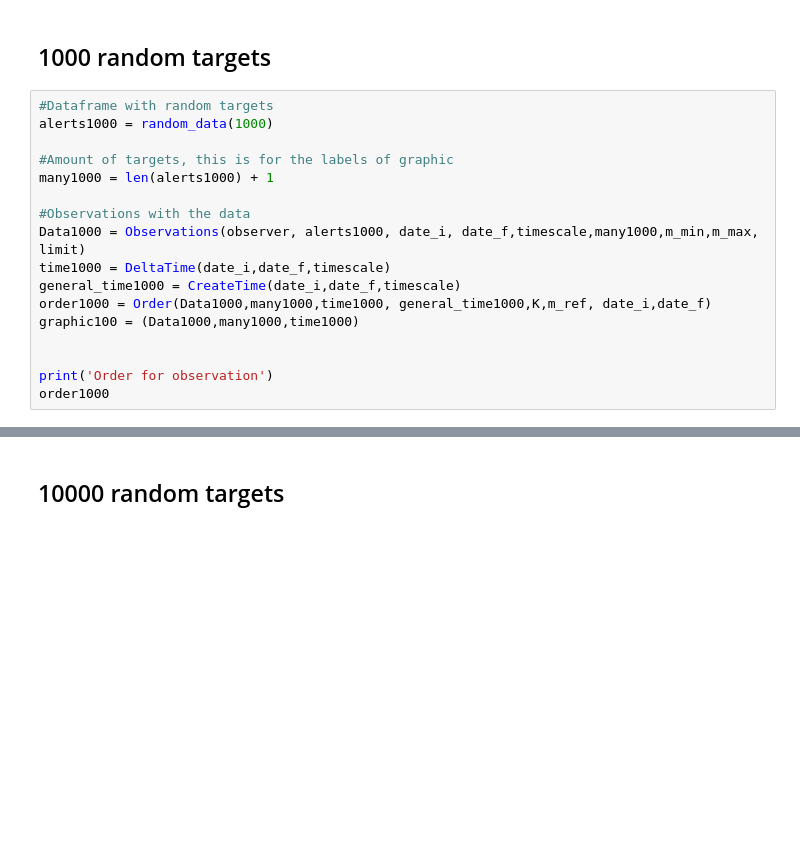
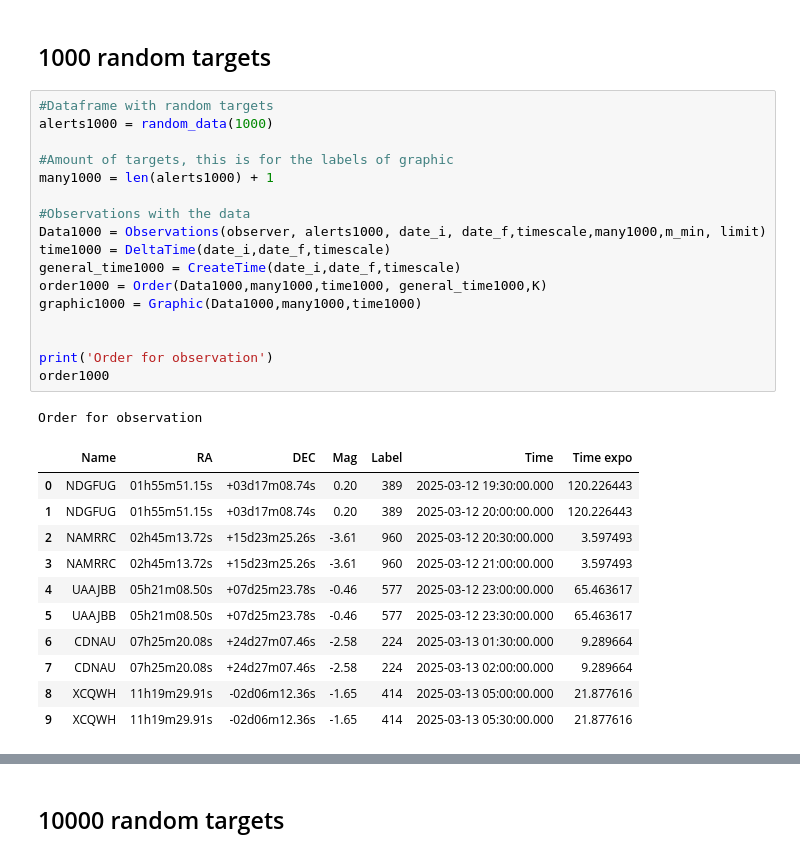
Before and after one commit to ccuellarn/Transient-Operation, a Jupyter notebook: Sketch.ipynb, the cells around one changed output, grey strips where cells are left out. Drawn from its saved outputs; the diff is of its cells as text; blank space fills up the shorter version.

```diff
--- a/Sketch.ipynb
+++ b/Sketch.ipynb
@@ -504,20 +470,33 @@ plt.show()
 # %%
 #Dataframe with random targets
 alerts1000 = random_data(1000)
 
 #Amount of targets, this is for the labels of graphic
 many1000 = len(alerts1000) + 1
 
 #Observations with the data
-Data1000 = Observations(observer, alerts1000, date_i, date_f,timescale,many1000,m_min,m_max, limit)
+Data1000 = Observations(observer, alerts1000, date_i, date_f,timescale,many1000,m_min, limit)
 time1000 = DeltaTime(date_i,date_f,timescale)
 general_time1000 = CreateTime(date_i,date_f,timescale)
-order1000 = Order(Data1000,many1000,time1000, general_time1000,K,m_ref, date_i,date_f)
-graphic100 = (Data1000,many1000,time1000)
+order1000 = Order(Data1000,many1000,time1000, general_time1000,K)
+graphic1000 = Graphic(Data1000,many1000,time1000)
 
 
 print('Order for observation')
 order1000
+# %% [output]
+Order for observation
+|  | Name | RA | DEC | Mag | Label | Time | Time expo |
+| 0 | NDGFUG | 01h55m51.15s | +03d17m08.74s | 0.20 | 389 | 2025-03-12 19:30:00.000 | 120.226443 |
+| 1 | NDGFUG | 01h55m51.15s | +03d17m08.74s | 0.20 | 389 | 2025-03-12 20:00:00.000 | 120.226443 |
+| 2 | NAMRRC | 02h45m13.72s | +15d23m25.26s | -3.61 | 960 | 2025-03-12 20:30:00.000 | 3.597493 |
+| 3 | NAMRRC | 02h45m13.72s | +15d23m25.26s | -3.61 | 960 | 2025-03-12 21:00:00.000 | 3.597493 |
+| 4 | UAAJBB | 05h21m08.50s | +07d25m23.78s | -0.46 | 577 | 2025-03-12 23:00:00.000 | 65.463617 |
+| 5 | UAAJBB | 05h21m08.50s | +07d25m23.78s | -0.46 | 577 | 2025-03-12 23:30:00.000 | 65.463617 |
+| 6 | CDNAU | 07h25m20.08s | +24d27m07.46s | -2.58 | 224 | 2025-03-13 01:30:00.000 | 9.289664 |
+| 7 | CDNAU | 07h25m20.08s | +24d27m07.46s | -2.58 | 224 | 2025-03-13 02:00:00.000 | 9.289664 |
+| 8 | XCQWH | 11h19m29.91s | -02d06m12.36s | -1.65 | 414 | 2025-03-13 05:00:00.000 | 21.877616 |
+| 9 | XCQWH | 11h19m29.91s | -02d06m12.36s | -1.65 | 414 | 2025-03-13 05:30:00.000 | 21.877616 |
 # %%
 plt.style.use(astropy_mpl_style)
 quantity_support()
```
Also changed, not shown: parts of 10 cells of this notebook, 1 other file.
